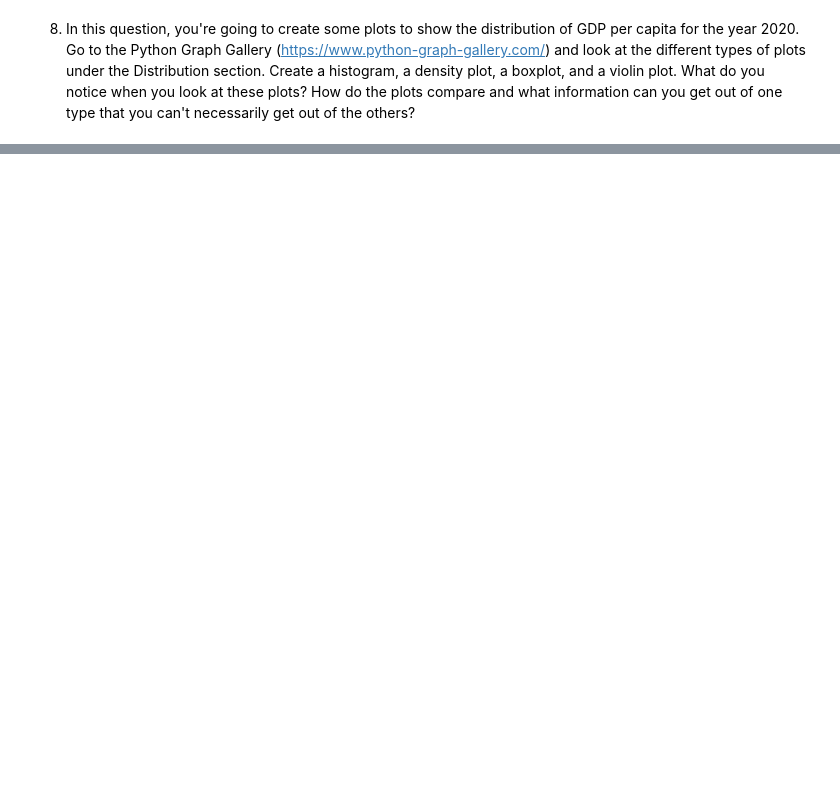
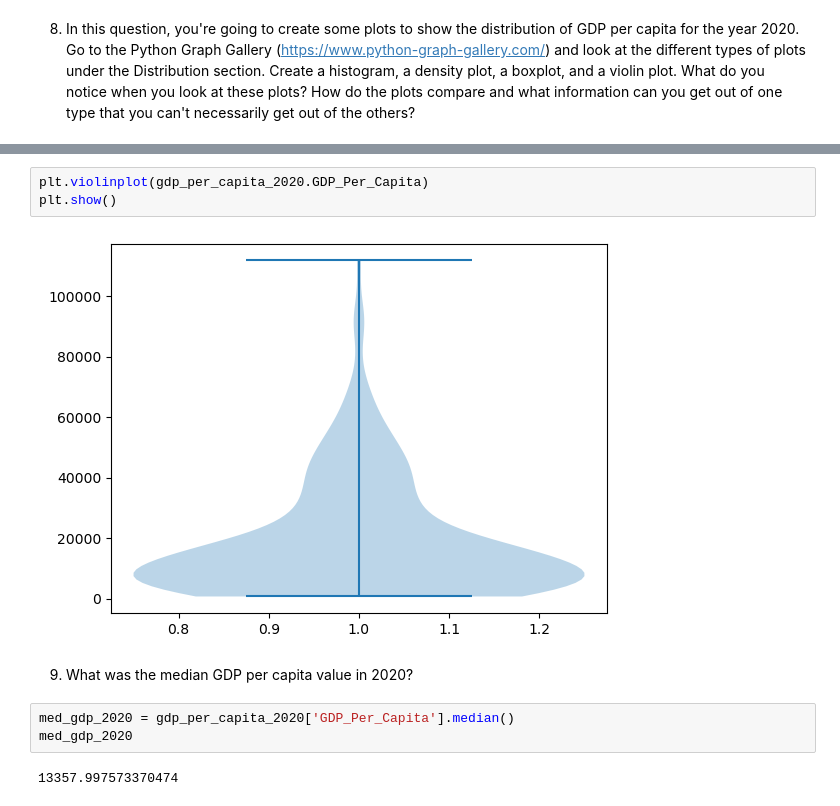
Before and after one commit to NSS-Data-Analytics-Cohort-12/un-python-AbrahamFongnaly, a Jupyter notebook: notebooks/undata.ipynb, the cells around one changed output, grey strips where cells are left out. Drawn from its saved outputs; the diff is of its cells as text; blank space fills up the shorter version.

```diff
--- a/notebooks/undata.ipynb
+++ b/notebooks/undata.ipynb
@@ -71,0 +144,12 @@ print(missing_years)
+# %%
+plt.violinplot(gdp_per_capita_2020.GDP_Per_Capita)
+plt.show()
+# %% [output]
+[figure, added]
+# %% [markdown]
+9. What was the median GDP per capita value in 2020?
+# %%
+med_gdp_2020 = gdp_per_capita_2020['GDP_Per_Capita'].median()
+med_gdp_2020
+# %% [output]
+13357.997573370474
```
Also changed, not shown: parts of 54 cells of this notebook.
